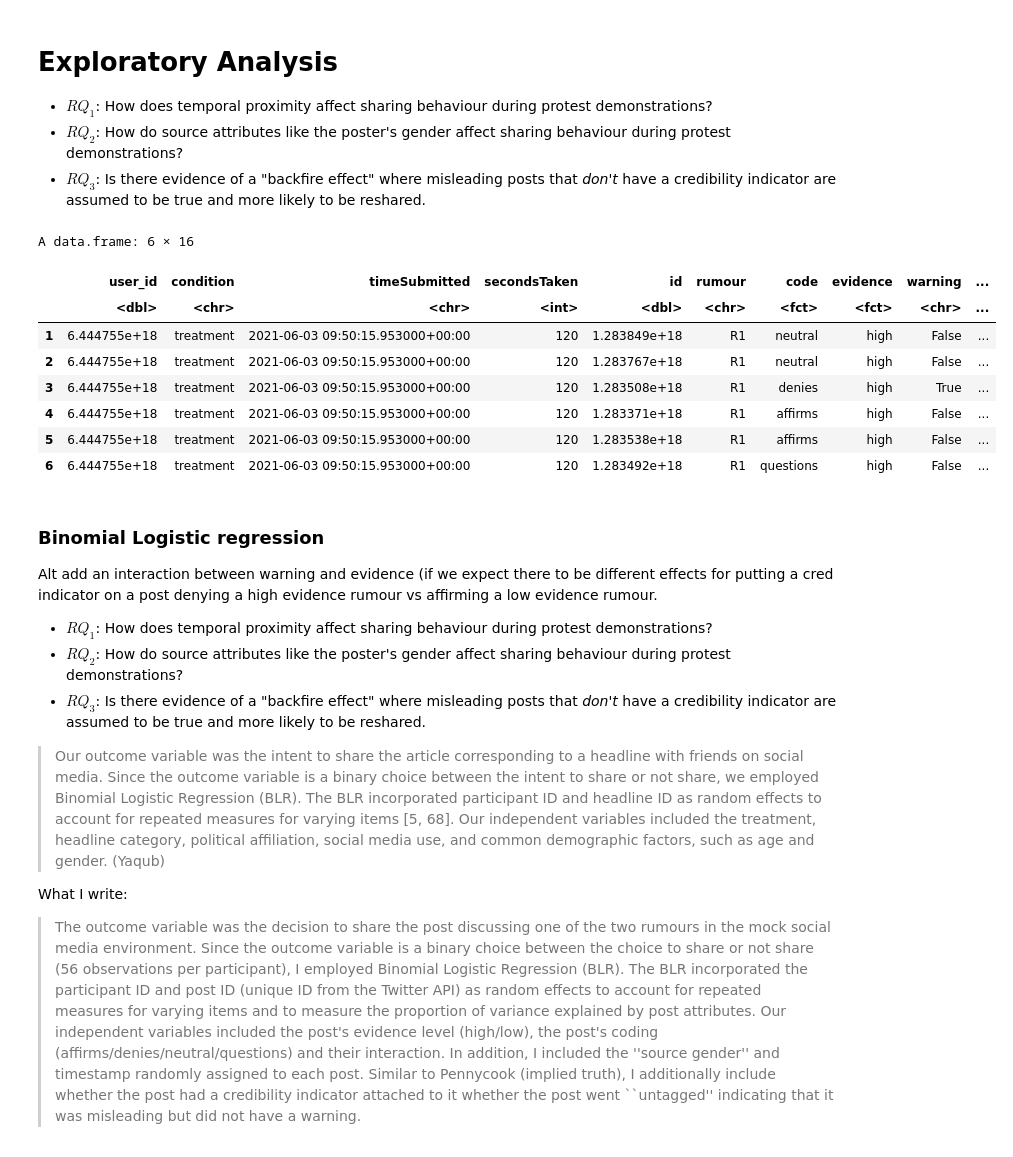
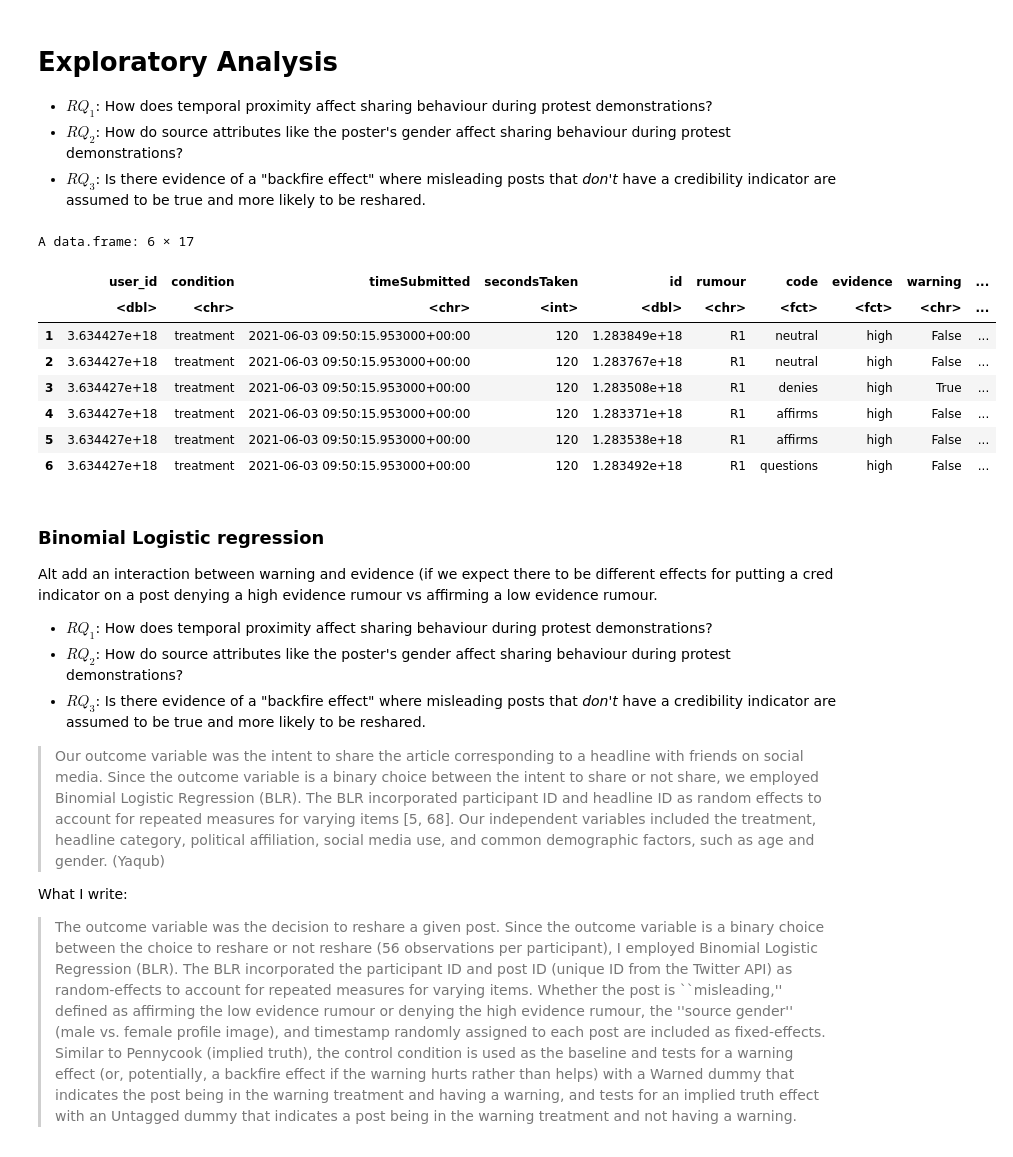
Before and after one commit to cameron-raymond/SDS-Thesis, a Jupyter notebook: notebooks/R_Notebooks/R-Post_Attributes.ipynb, the cells around one changed output. Drawn from its saved outputs; the diff is of its cells as text; code cells hidden in the pictures.

```diff
--- a/notebooks/R_Notebooks/R-Post_Attributes.ipynb
+++ b/notebooks/R_Notebooks/R-Post_Attributes.ipynb
@@ -7,23 +7,26 @@
 # %%
 library(lme4)
 library(e1071)
+library(effects)
 library(parameters)
 
 data <- read.csv("../../data/processed/60b37265a9f60881975de69e-rumour-results.csv")
 data$reshared <- as.integer(as.logical(data$reshared))
 data$code = relevel(as.factor(data$code), ref = "neutral")
 data$evidence = relevel(as.factor(data$evidence), ref = "high")
+data$misleading = relevel(as.factor(data$misleading), ref = "False")
+
 head(data)
 # %% [output]
-A data.frame: 6 × 16
+A data.frame: 6 × 17
 |  | user_id | condition | timeSubmitted | secondsTaken | id | rumour | code | evidence | warning | ... |
 |  | <dbl> | <chr> | <chr> | <int> | <dbl> | <chr> | <fct> | <fct> | <chr> | ... |
-| 1 | 6.444755e+18 | treatment | 2021-06-03 09:50:15.953000+00:00 | 120 | 1.283849e+18 | R1 | neutral | high | False | ... |
-| 2 | 6.444755e+18 | treatment | 2021-06-03 09:50:15.953000+00:00 | 120 | 1.283767e+18 | R1 | neutral | high | False | ... |
-| 3 | 6.444755e+18 | treatment | 2021-06-03 09:50:15.953000+00:00 | 120 | 1.283508e+18 | R1 | denies | high | True | ... |
-| 4 | 6.444755e+18 | treatment | 2021-06-03 09:50:15.953000+00:00 | 120 | 1.283371e+18 | R1 | affirms | high | False | ... |
-| 5 | 6.444755e+18 | treatment | 2021-06-03 09:50:15.953000+00:00 | 120 | 1.283538e+18 | R1 | affirms | high | False | ... |
-| 6 | 6.444755e+18 | treatment | 2021-06-03 09:50:15.953000+00:00 | 120 | 1.283492e+18 | R1 | questions | high | False | ... |
+| 1 | 3.634427e+18 | treatment | 2021-06-03 09:50:15.953000+00:00 | 120 | 1.283849e+18 | R1 | neutral | high | False | ... |
+| 2 | 3.634427e+18 | treatment | 2021-06-03 09:50:15.953000+00:00 | 120 | 1.283767e+18 | R1 | neutral | high | False | ... |
+| 3 | 3.634427e+18 | treatment | 2021-06-03 09:50:15.953000+00:00 | 120 | 1.283508e+18 | R1 | denies | high | True | ... |
+| 4 | 3.634427e+18 | treatment | 2021-06-03 09:50:15.953000+00:00 | 120 | 1.283371e+18 | R1 | affirms | high | False | ... |
+| 5 | 3.634427e+18 | treatment | 2021-06-03 09:50:15.953000+00:00 | 120 | 1.283538e+18 | R1 | affirms | high | False | ... |
+| 6 | 3.634427e+18 | treatment | 2021-06-03 09:50:15.953000+00:00 | 120 | 1.283492e+18 | R1 | questions | high | False | ... |
 # %% [markdown]
 ### Binomial Logistic regression
 
@@ -38,4 +41,4 @@ Alt add an interaction between warning and evidence (if we expect there to be di
 
 What I write:
 
-> The outcome variable was the decision to share the post discussing one of the two rumours in the mock social media environment. Since the outcome variable is a binary choice between the choice to share or not share (56 observations per participant), I employed Binomial Logistic Regression (BLR). The BLR incorporated the participant ID and post ID (unique ID from the Twitter API) as random effects to account for repeated measures for varying items and to measure the proportion of variance explained by post attributes. Our independent variables included the post's evidence level (high/low), the post's coding (affirms/denies/neutral/questions) and their interaction. In addition, I included the ''source gender'' and timestamp randomly assigned to each post. Similar to Pennycook (implied truth), I additionally include whether the post had a credibility indicator attached to it whether the post went ``untagged'' indicating that it was misleading but did not have a warning.
+> The outcome variable was the decision to reshare a given post. Since the outcome variable is a binary choice between the choice to reshare or not reshare (56 observations per participant), I employed Binomial Logistic Regression (BLR). The BLR incorporated the participant ID and post ID (unique ID from the Twitter API) as random-effects to account for repeated measures for varying items. Whether the post is ``misleading,'' defined as affirming the low evidence rumour or denying the high evidence rumour, the ''source gender'' (male vs. female profile image), and timestamp randomly assigned to each post are included as fixed-effects. Similar to Pennycook (implied truth), the control condition is used as the baseline and tests for a warning effect (or, potentially, a backfire effect if the warning hurts rather than helps) with a Warned dummy that indicates the post being in the warning treatment and having a warning, and tests for an implied truth effect with an Untagged dummy that indicates a post being in the warning treatment and not having a warning.
```
Also changed, not shown: parts of 3 cells of this notebook, 14 other files.
